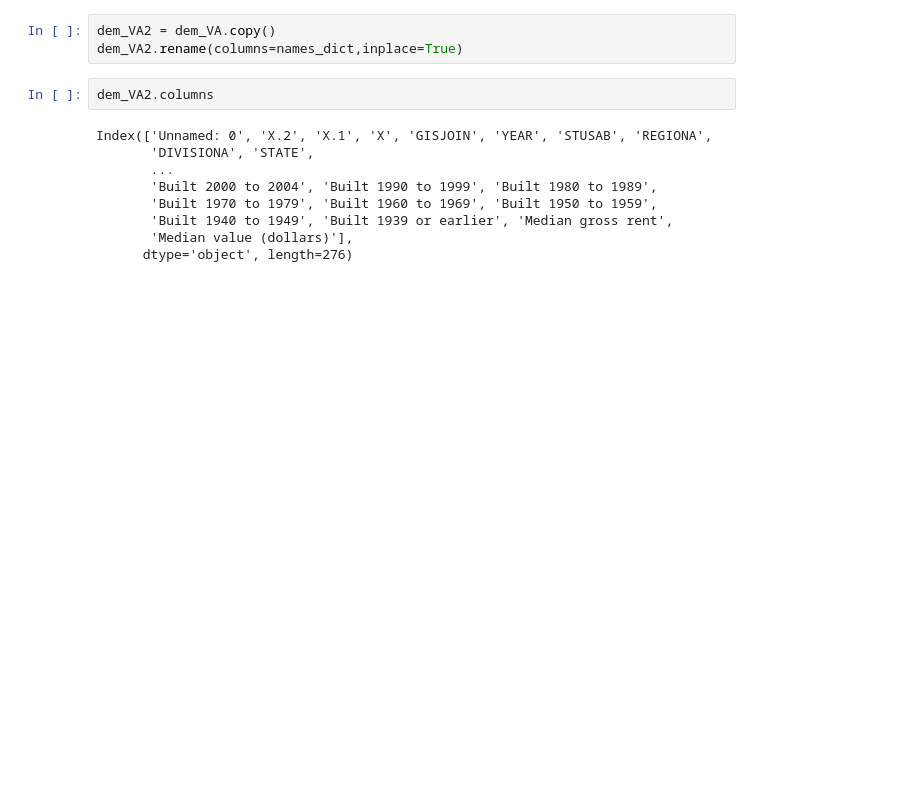
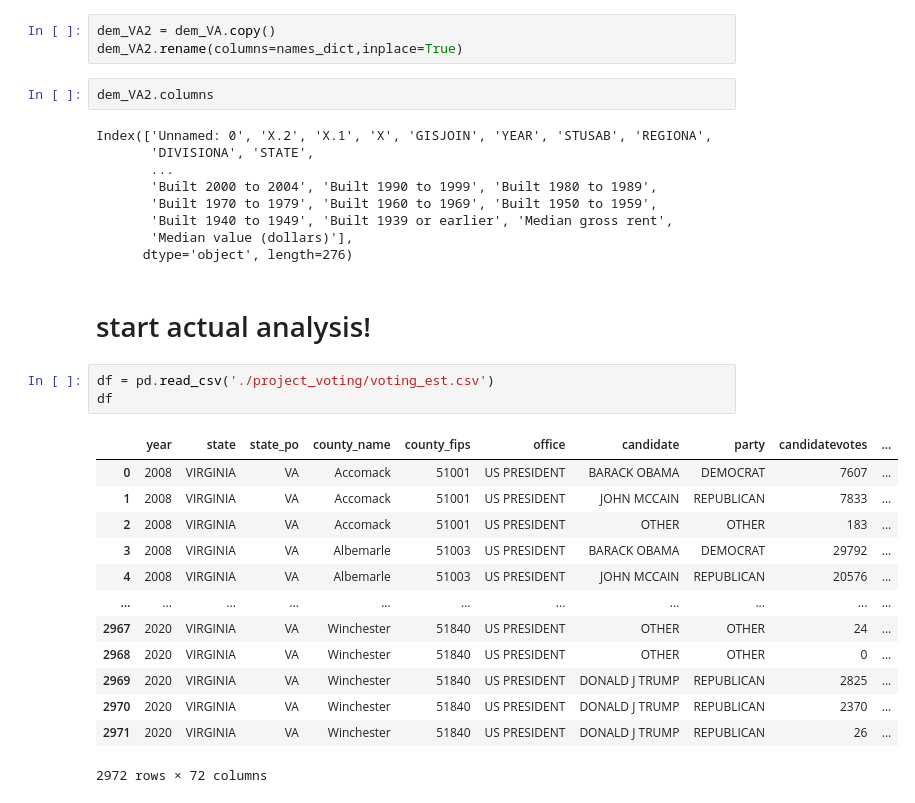
Before and after one commit to Catherine-Nguyen88/project_voting, a Jupyter notebook: Voting_Isabella's_Part.ipynb, the cells around one changed output. Cells and saved outputs as stored; diff of their text form; blank space fills up the shorter version.

```diff
--- a/Voting_Isabella's_Part.ipynb
+++ b/Voting_Isabella's_Part.ipynb
@@ -393,3 +392,22 @@ Index(['Unnamed: 0', 'X.2', 'X.1', 'X', 'GISJOIN', 'YEAR', 'STUSAB', 'REGIONA',
        'Built 1940 to 1949', 'Built 1939 or earlier', 'Median gross rent',
        'Median value (dollars)'],
       dtype='object', length=276)
+# %% [markdown]
+# start actual analysis!
+# %%
+df = pd.read_csv('./project_voting/voting_est.csv')
+df
+# %% [output]
+|  | year | state | state_po | county_name | county_fips | office | candidate | party | candidatevotes | ... |
+| 0 | 2008 | VIRGINIA | VA | Accomack | 51001 | US PRESIDENT | BARACK OBAMA | DEMOCRAT | 7607 | ... |
+| 1 | 2008 | VIRGINIA | VA | Accomack | 51001 | US PRESIDENT | JOHN MCCAIN | REPUBLICAN | 7833 | ... |
+| 2 | 2008 | VIRGINIA | VA | Accomack | 51001 | US PRESIDENT | OTHER | OTHER | 183 | ... |
+| 3 | 2008 | VIRGINIA | VA | Albemarle | 51003 | US PRESIDENT | BARACK OBAMA | DEMOCRAT | 29792 | ... |
+| 4 | 2008 | VIRGINIA | VA | Albemarle | 51003 | US PRESIDENT | JOHN MCCAIN | REPUBLICAN | 20576 | ... |
+| ... | ... | ... | ... | ... | ... | ... | ... | ... | ... | ... |
+| 2967 | 2020 | VIRGINIA | VA | Winchester | 51840 | US PRESIDENT | OTHER | OTHER | 24 | ... |
+| 2968 | 2020 | VIRGINIA | VA | Winchester | 51840 | US PRESIDENT | OTHER | OTHER | 0 | ... |
+| 2969 | 2020 | VIRGINIA | VA | Winchester | 51840 | US PRESIDENT | DONALD J TRUMP | REPUBLICAN | 2825 | ... |
+| 2970 | 2020 | VIRGINIA | VA | Winchester | 51840 | US PRESIDENT | DONALD J TRUMP | REPUBLICAN | 2370 | ... |
+| 2971 | 2020 | VIRGINIA | VA | Winchester | 51840 | US PRESIDENT | DONALD J TRUMP | REPUBLICAN | 26 | ... |
+2972 rows × 72 columns
```
Also changed, not shown: parts of 5 cells of this notebook.
